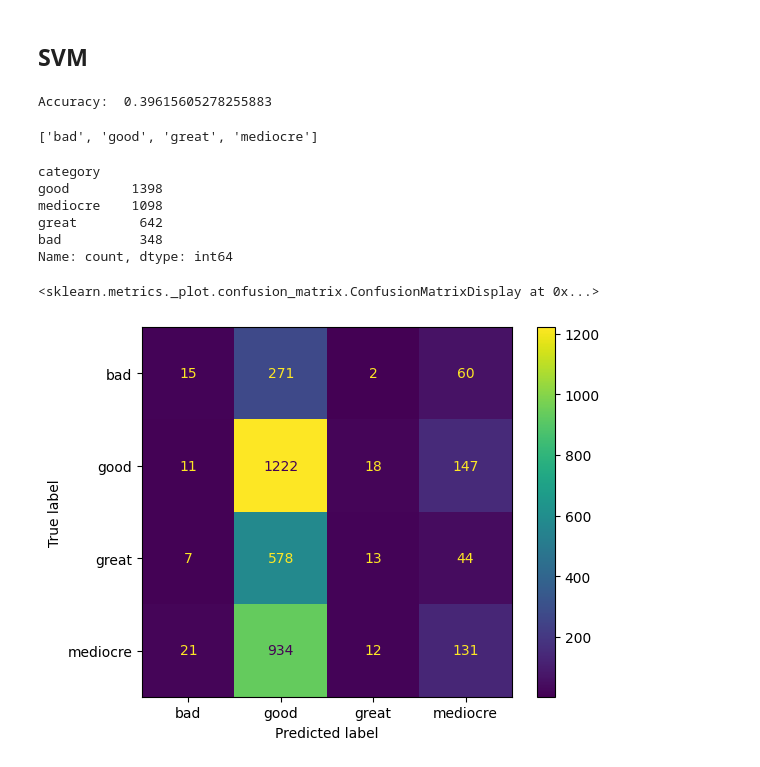
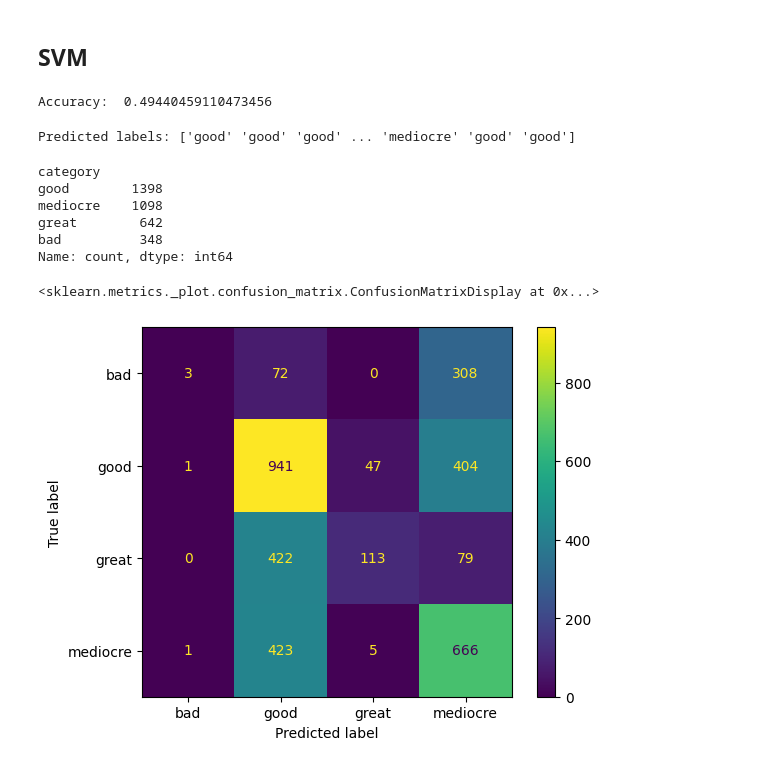
Before and after one commit to jkciesluk/explainable_ai, a Jupyter notebook: movie_classification.ipynb, the cells around one changed output. Saved outputs shown, nothing was run; the diff lists cells and outputs as text; code cells hidden in the pictures.

```diff
--- a/movie_classification.ipynb
+++ b/movie_classification.ipynb
@@ -101,8 +152,5 @@ great       3161
 bad         1794
 Name: count, dtype: int64
-# %%
-# For now drop non-numerical columns
-df = df.drop(columns=['original_title', 'original_language', 'release_date', 'genres', 'overview', 'spoken_languages'])
 # %%
 print(df.info())
 print("Duplicates: " + str(df.duplicated().sum()))
@@ -129,6 +180,12 @@ Y = df['category']
 # %%
 X_train, X_test, Y_train, Y_test = train_test_split(X, Y, test_size=0.2, random_state=42)
 
+# Encode target variable (y) using LabelEncoder
+label_encoder = LabelEncoder()
+Y_train_encoded = label_encoder.fit_transform(Y_train)
+Y_test_encoded = label_encoder.transform(Y_test)
+
+
 print("Training set size: ", len(X_train))
 print("Test set size: ", len(X_test))
 # %% [output]
@@ -138,20 +294,33 @@ Test set size:  3486
 # Opaque models
 # %% [markdown]
 ## SVM
-# %%
-# clf = make_pipeline(StandardScaler(), svm.SVC(gamma='auto'))
-clf = svm.SVC(gamma='auto')
-clf.fit(X_train, Y_train)
-Y_pred = clf.predict(X_test)
-
-accuracy = accuracy_score(Y_test, Y_pred)
-print("Accuracy: ", accuracy)
-# %% [output]
-Accuracy:  0.39615605278255883
-# %%
-print(sorted(Y_test.unique()))
-# %% [output]
-['bad', 'good', 'great', 'mediocre']
+# %%
+clf = svm.SVC(gamma='auto')
+
+# Define your pipeline with preprocessor
+svm_pipeline = Pipeline(steps=[
+    ('preprocessor', preprocessor),
+    ('svc', clf)
+])
+
+svm_pipeline.fit(X_train, Y_train_encoded)
+Y_pred = svm_pipeline.predict(X_test)
+
+# Convert predicted labels back to original categories
+Y_pred_labels = label_encoder.inverse_transform(Y_pred)
+
+accuracy = accuracy_score(Y_test_encoded, Y_pred)
+print("Accuracy: ", accuracy)
+
+# Optionally: Check predicted labels
+print("Predicted labels:", Y_pred_labels)
+# %% [output]
+Accuracy:  0.49440459110473456
+# %%
+# Optionally: Check predicted labels
+print("Predicted labels:", Y_pred_labels)
+# %% [output]
+Predicted labels: ['good' 'good' 'good' ... 'mediocre' 'good' 'good']
 # %%
 print(Y_test.value_counts())
 # %% [output]
@@ -163,9 +332,9 @@ bad          348
 Name: count, dtype: int64
 # %%
 # Print confusion matrix for the model
-cm = confusion_matrix(Y_test, Y_pred)
-disp = ConfusionMatrixDisplay(confusion_matrix=cm, display_labels=sorted(Y_test.unique()))
+cm = confusion_matrix(Y_test_encoded, Y_pred)
+disp = ConfusionMatrixDisplay(confusion_matrix=cm, display_labels=label_encoder.classes_)
 disp.plot()
 # %% [output]
 <sklearn.metrics._plot.confusion_matrix.ConfusionMatrixDisplay at 0x...>
-[figure, old version]
+[figure, new version]
```
Also changed, not shown: parts of 19 cells of this notebook.
